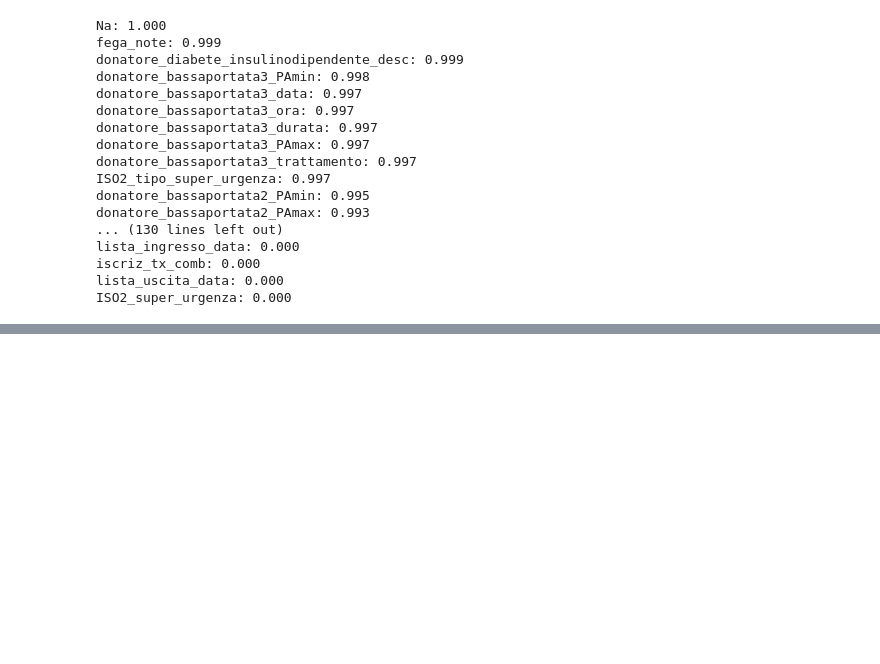
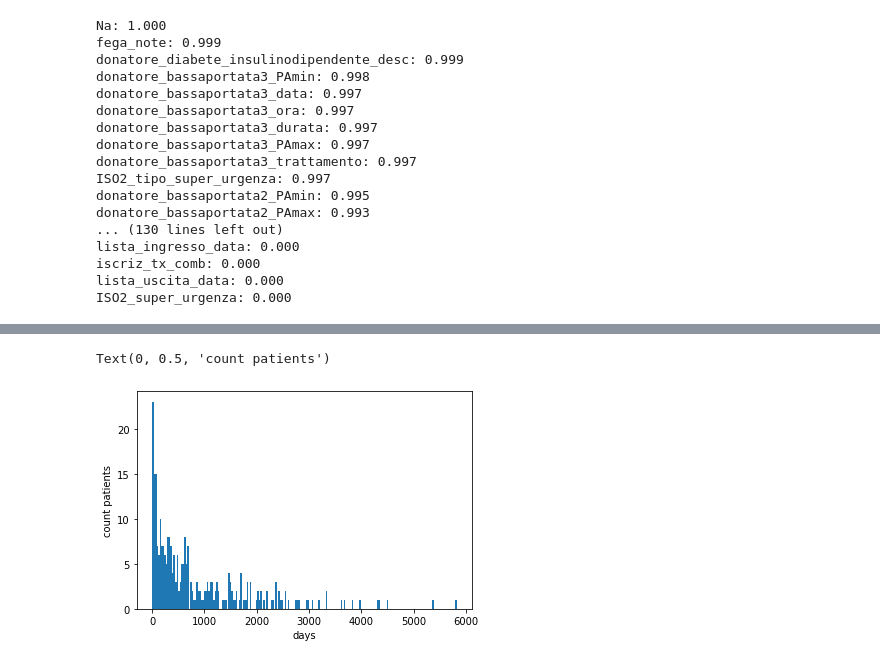
Before and after one commit to LIA-UniBo/Liver_transplant, a Jupyter notebook: end_to_end_nb_model.ipynb, the cells around one changed output, grey strips where cells are left out. Cells and saved outputs as stored; diff of their text form; code cells hidden in the pictures; blank space fills up the shorter version.

```diff
--- a/end_to_end_nb_model.ipynb
+++ b/end_to_end_nb_model.ipynb
@@ -137,0 +203,7 @@ df.head(50)
+# %%
+plt.hist(y_test['tos_list'], bins=200)
+plt.xlabel('days')
+plt.ylabel('count patients')
+# %% [output]
+Text(0, 0.5, 'count patients')
+[figure, added]
```
Also changed, not shown: parts of 18 cells of this notebook, 2 other files.
